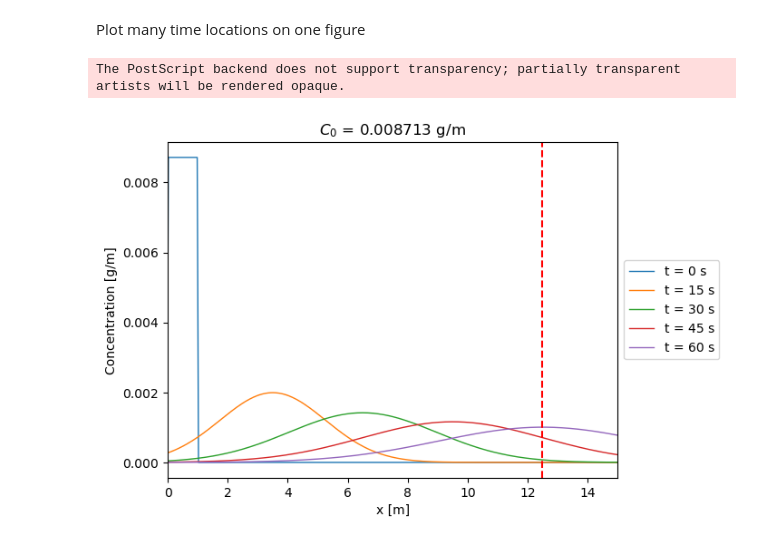
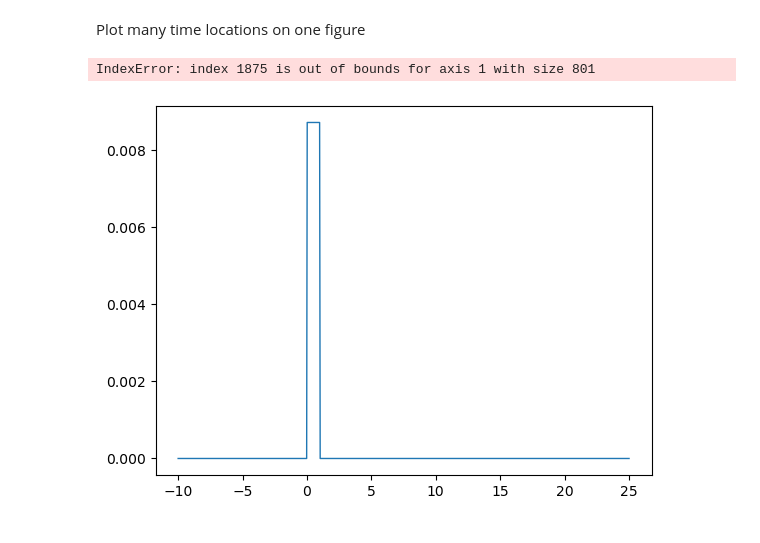
Before and after one commit to mattrflew/ind-maths-project-1-group-10, a Jupyter notebook: verify_analytical_solution.ipynb, the cells around one changed output. Saved outputs shown, nothing was run; the diff lists cells and outputs as text; code cells hidden in the pictures.

```diff
--- a/verify_analytical_solution.ipynb
+++ b/verify_analytical_solution.ipynb
@@ -6,7 +6,7 @@ import functions as f
 import matplotlib.pyplot as plt
 # %%
 # Plotting parameters
-save_fig = True
+save_fig = False
 # %%
 # Nt_gaps = 10000    # number of timesteps
 # T = 60             # Time to get to heart
@@ -121,38 +121,37 @@ Plot many time locations on one figure
 # %%
 delta_t = 15
 t_to_plot = np.arange(0, 60 + delta_t, delta_t)
 
 heart_loc = 12.5
-index_closest = (np.abs(x - heart_loc)).argmin()
-C_heart = U[index_closest,-1]
+index_closest = (np.abs(x_backwards - heart_loc)).argmin()
+C_heart = U_backwards[index_closest,-1]
 
 
 fig, ax = plt.subplots()
 for tt in t_to_plot:
     index_closest = (np.abs(t - tt)).argmin()
-    ax.plot(x, U[:, index_closest], '-', linewidth = 1, label=f't = {tt} s')
+    ax.plot(x_backwards, U_backwards[:, index_closest], '-', linewidth = 1, label=f't = {tt} s')
 
     # if tt == 60:
     #     ax.axhline(y=C_heart, color='b', linestyle='--', label= f'Cf = {round(C_heart, 4)}')
     #     ax.text(x=12, y=C_heart, s=f'Cf = {round(C_heart, 4)}', color='b', va='bottom', ha='left')
 
 ax.set_xlabel('x [m]')
 ax.set_ylabel('Concentration [g/m]')
 ax.set_xlim([0,15])
 
 # ax.legend()
 ax.legend(loc="center left", bbox_to_anchor=(1, 0.5))
 
 ax.axvline(x=heart_loc, color='r', linestyle='--')
 
 title_str = f'$C_0$ = {C0} g/m'
 ax.set_title(title_str)
 
+plt.show()
+
 if save_fig:
     plt.savefig("images/concentration_over_time.eps", format="eps")
-
-
-plt.show()
 # %% [output]
-The PostScript backend does not support transparency; partially transparent artists will be rendered opaque.
+IndexError: index 1875 is out of bounds for axis 1 with size 801
-[figure, old version]
+[figure, new version]
```
Also changed, not shown: parts of 2 cells of this notebook, 5 other files.
